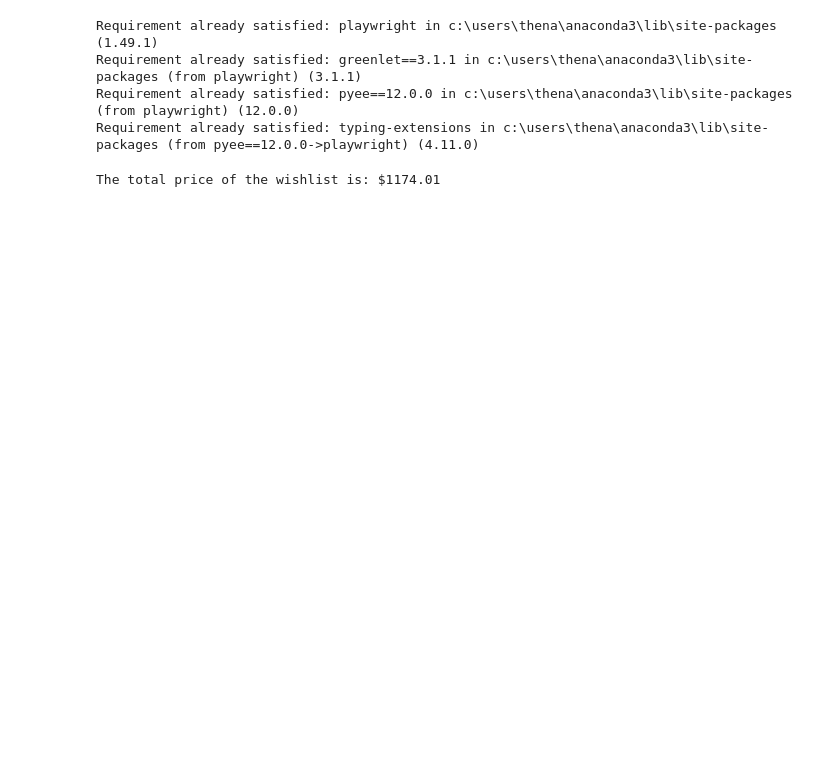
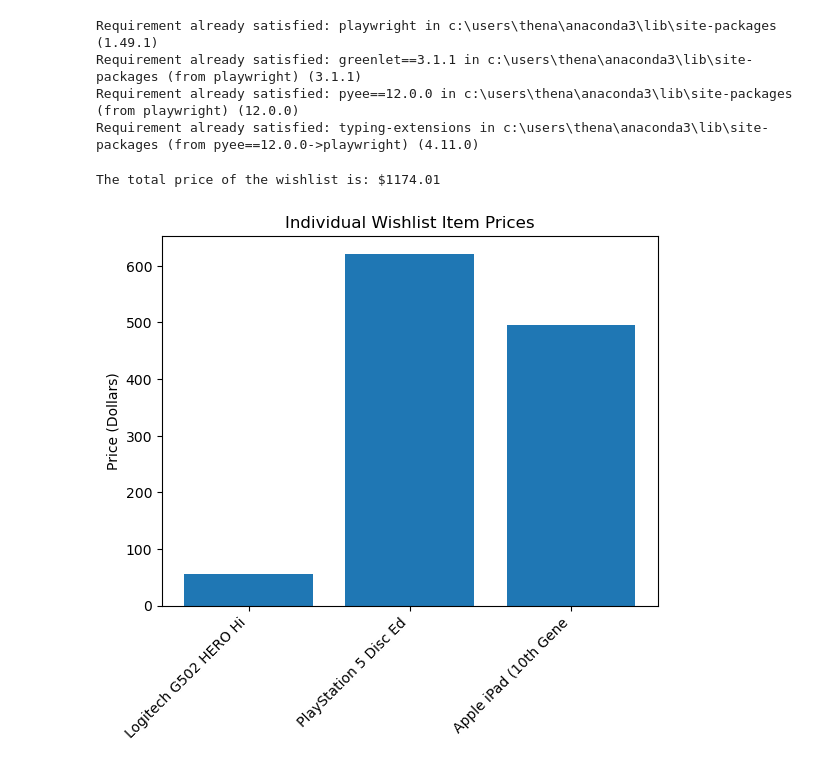
Before and after one commit to AceChocoloco/Amazon-Price-Scraper, a Jupyter notebook: AmazonScraper.ipynb, the cells around one changed output. Saved outputs shown, nothing was run; the diff lists cells and outputs as text; code cells hidden in the pictures; blank space fills up the shorter version.

```diff
--- a/AmazonScraper.ipynb
+++ b/AmazonScraper.ipynb
@@ -11,6 +12,12 @@ Requirement already satisfied: greenlet==3.1.1 in c:\users\thena\anaconda3\lib\s
 Requirement already satisfied: pyee==12.0.0 in c:\users\thena\anaconda3\lib\site-packages (from playwright) (12.0.0)
 Requirement already satisfied: typing-extensions in c:\users\thena\anaconda3\lib\site-packages (from pyee==12.0.0->playwright) (4.11.0)
 # %%
+# Initialization
+total_price = 0
+prices = []
+titles = []
+tax_rate = 1.13 # enter your local tax rate, HST/GST
+
 async def scrape(url):
     async with async_playwright() as playwright:
 
@@ -23,40 +30,58 @@ async def scrape(url):
 
         # find the dollar amount price, while removing whitespace using filter()
         await page.wait_for_selector('.a-price-whole')
         dollar = await page.inner_text('.a-price-whole')
         dollar = ''.join(filter(str.isdigit, str(dollar))) # filter for digits only
 
         # find the fraction price
         await page.wait_for_selector('.a-price-fraction')
         fraction = await page.inner_text('.a-price-fraction')
 
+        # find the product title
+        await page.wait_for_selector("span#productTitle")
+        title = await page.locator("span#productTitle").inner_text()
+
         # combine the dollar amount and fraction together
         price = dollar + '.' + fraction
 
-        # convert the string into a float
-        price = float(price)
+        # convert the string into a float, while factoring in taxes
+        price = float(price) * tax_rate
+
+        data = [title, price] # return a rounded price
 
         await browser.close()
-        return price
+        return data
 
 
 # Input the list of urls which act as a wishlist
 wishlist = ['https://www.amazon.ca/dp/B07GBZ4Q68',
             'https://www.amazon.ca/dp/B0CL7RQRY9',
             'https://www.amazon.ca/dp/B0BJLXTYMN']
 
-# Initialization of price
-price = 0
-tax_rate = 1.13 # enter your local tax rate HST/GST
+
 
 # loops through each element in wishlist, using the each url in the scraping algorithm
 for i in range(0,len(wishlist)):
-    price += await scrape(wishlist[i])
+    current_data = await scrape(wishlist[i])
+    total_price += current_data[1]
+    prices.append(current_data[1])
+    titles.append((current_data[0])[0:21]) # keeping the first 20 characters for simplicity
 
-# finalize by factoring in tax and rounding
-price = round(price * tax_rate, 2)
 
 # Output price
-print('The total price of the wishlist is: $', price, sep='')
+print('The total price of the wishlist is: $', round(total_price,2), sep='')
+
+
+# output graph using matplotlib
+fig, ax = plt.subplots()
+ax.bar(titles, prices)
+
+# labels
+ax.set_ylabel('Price (Dollars)')
+ax.set_title('Individual Wishlist Item Prices')
+
+plt.setp(ax.get_xticklabels(), rotation=45, ha='right')
+plt.show()
 # %% [output]
 The total price of the wishlist is: $1174.01
+[figure, added]
```
Also changed, not shown: parts of 1 cell of this notebook.
